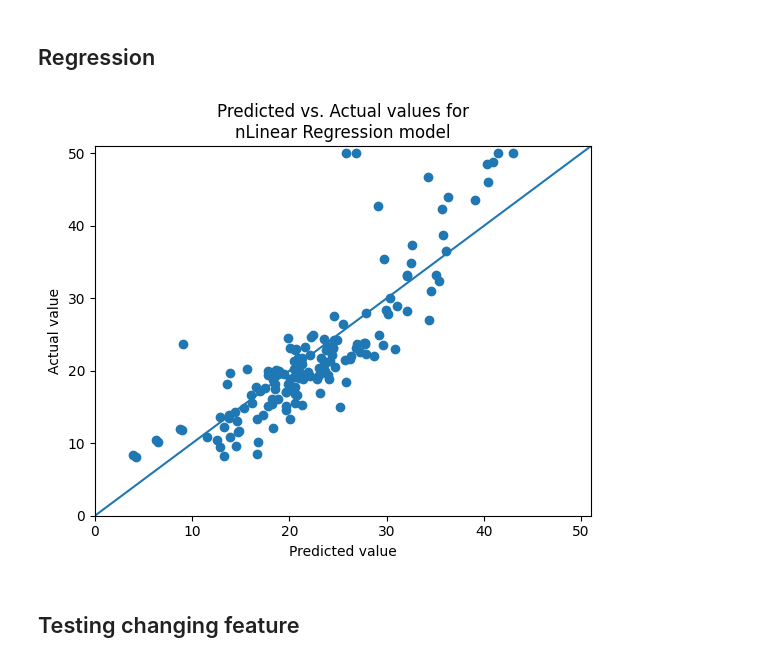
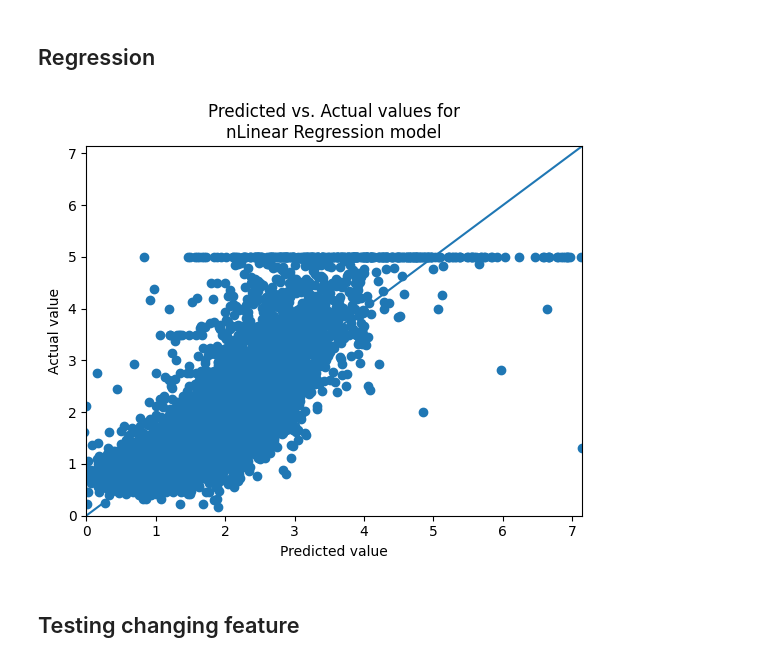
Before and after one commit to Kuoste/DLFS_code, a Jupyter notebook: 02_fundamentals/Code.ipynb, the cells around one changed output. Saved outputs shown, nothing was run; the diff lists cells and outputs as text; code cells hidden in the pictures.

```diff
--- a/02_fundamentals/Code.ipynb
+++ b/02_fundamentals/Code.ipynb
@@ -14,7 +14,7 @@ np.set_printoptions(precision=4)
 # %%
 TEST_ALL = True
 
-USE_BOSTON = True
+USE_BOSTON = False
 # %% [markdown]
 # Boston data
 # %%
@@ -22,15 +22,24 @@ USE_BOSTON = True
 #from sklearn.datasets import load_boston
 
 if USE_BOSTON:
+  print("Using Boston")
   import pandas as pd
   data_url = "http://lib.stat.cmu.edu/datasets/boston"
-  raw_df = pd.read_csv(data_url, sep="\s+", skiprows=22, header=None)
+  raw_df = pd.read_csv(data_url, sep=r"\s+", skiprows=22, header=None)
   data = np.hstack([raw_df.values[::2, :], raw_df.values[1::2, :2]])
   target = raw_df.values[1::2, 2]
   features = ["CRIM", "ZN", "INDUS", "CHAS", "NOX", "RM", "AGE", "DIS", "RAD", "TAX", "PTRATIO", "B", "LSTAT"]
 else:
+  print("Using California")
   from sklearn.datasets import fetch_california_housing
   housing = fetch_california_housing()
   data = housing.data
   target = housing.target
   features = housing.feature_names  # If you need feature names
+# else:
+#   print("Using Ames")
+#   from sklearn.datasets import fetch_openml
+#   housing = fetch_openml(name="house_prices", as_frame=True)
+#   data = housing.data.to_numpy()
+#   target = housing.target.to_numpy()
+#   features = housing.feature_names  # If you need feature names
@@ -65,14 +76,15 @@ import matplotlib.pyplot as plt
 # %%
 plt.xlabel("Predicted value")
 plt.ylabel("Actual value")
 plt.title("Predicted vs. Actual values for\nnLinear Regression model")
-plt.xlim([0, 51])
-plt.ylim([0, 51])
+plotMax = max(preds.max(), y_test.max())
+plt.xlim([0, plotMax])
+plt.ylim([0, plotMax])
 plt.scatter(preds, y_test)
-plt.plot([0, 51], [0, 51]);
+plt.plot([0, plotMax], [0, plotMax]);
 # plt.savefig(IMG_FILEPATH + "00_linear_real_pred_vs_actual.png");
 # %% [output]
-[figure, old version]
+[figure, new version]
 # %% [markdown]
 ## Testing changing feature
 # %%
```
Also changed, not shown: parts of 25 cells of this notebook.
